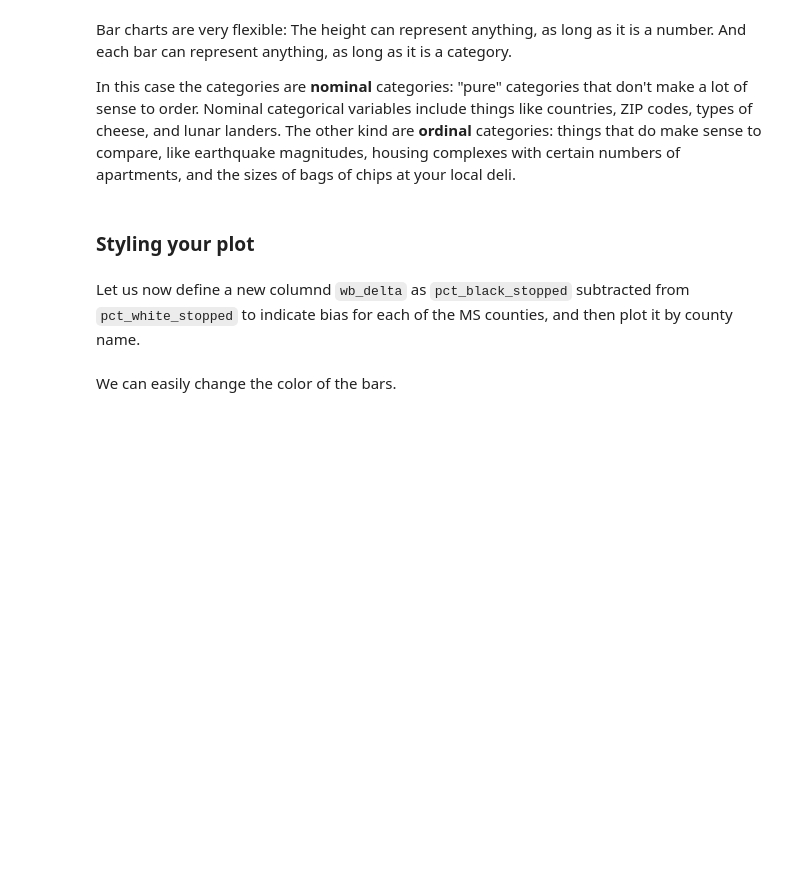
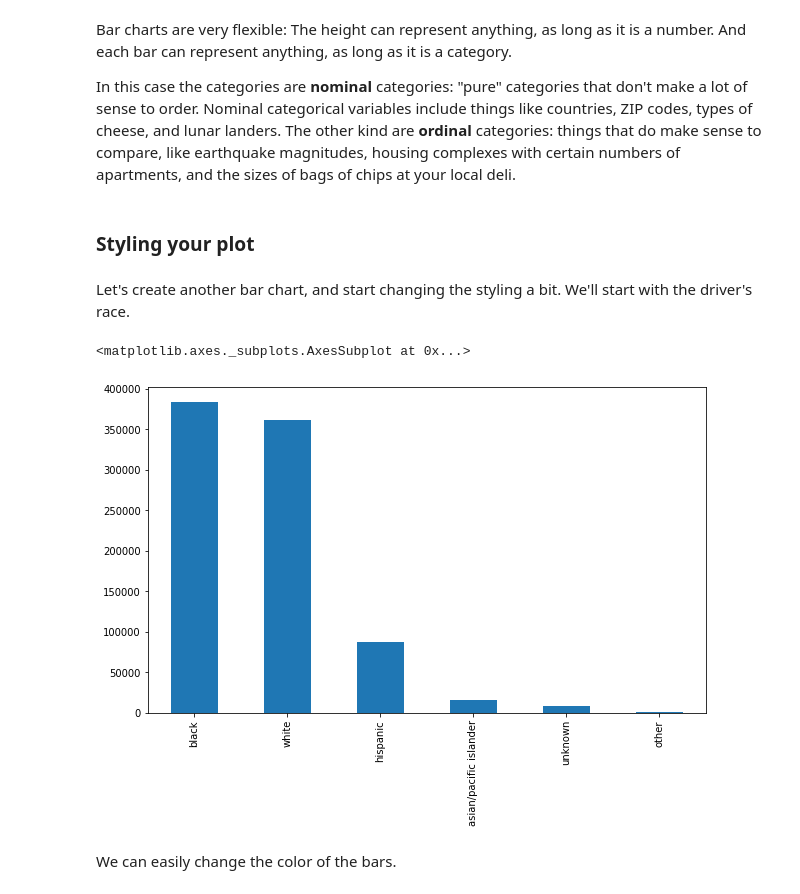
Before and after one commit to NCSU-Libraries/data-viz-workshops, a Jupyter notebook: Data_Vizualization_with_Python/data_visualization.ipynb, the cells around one changed output. Cells and saved outputs as stored; diff of their text form; code cells hidden in the pictures; blank space fills up the shorter version.

```diff
--- a/Data_Vizualization_with_Python/data_visualization.ipynb
+++ b/Data_Vizualization_with_Python/data_visualization.ipynb
@@ -151,5 +279,3 @@ Bar charts are very flexible: The height can represent anything, as long as it i
 In this case the categories are **nominal** categories: "pure" categories that don't make a lot of sense to order. Nominal categorical variables include things like countries, ZIP codes, types of cheese, and lunar landers. The other kind are **ordinal** categories: things that do make sense to compare, like earthquake magnitudes, housing complexes with certain numbers of apartments, and the sizes of bags of chips at your local deli.
 # %% [markdown]
 ### Styling your plot
-# %% [markdown]
-Let us now define a new columnd `wb_delta` as `pct_black_stopped` subtracted from `pct_white_stopped` to indicate bias for each of the MS counties, and then plot it by county name.
@@ -158,3 +282,10 @@ stops_county['wb_delta'] = stops_county['pct_white_stopped'] - stops_county['pct
+# %% [markdown]
+Let's create another bar chart, and start changing the styling a bit. We'll start with the driver's race.
+# %%
+stops["subject_race"].value_counts().plot.bar()
+# %% [output]
+<matplotlib.axes._subplots.AxesSubplot at 0x...>
+[figure, added]
 # %% [markdown]
 We can easily change the color of the bars.
 # %%
```
Also changed, not shown: parts of 33 cells of this notebook.
